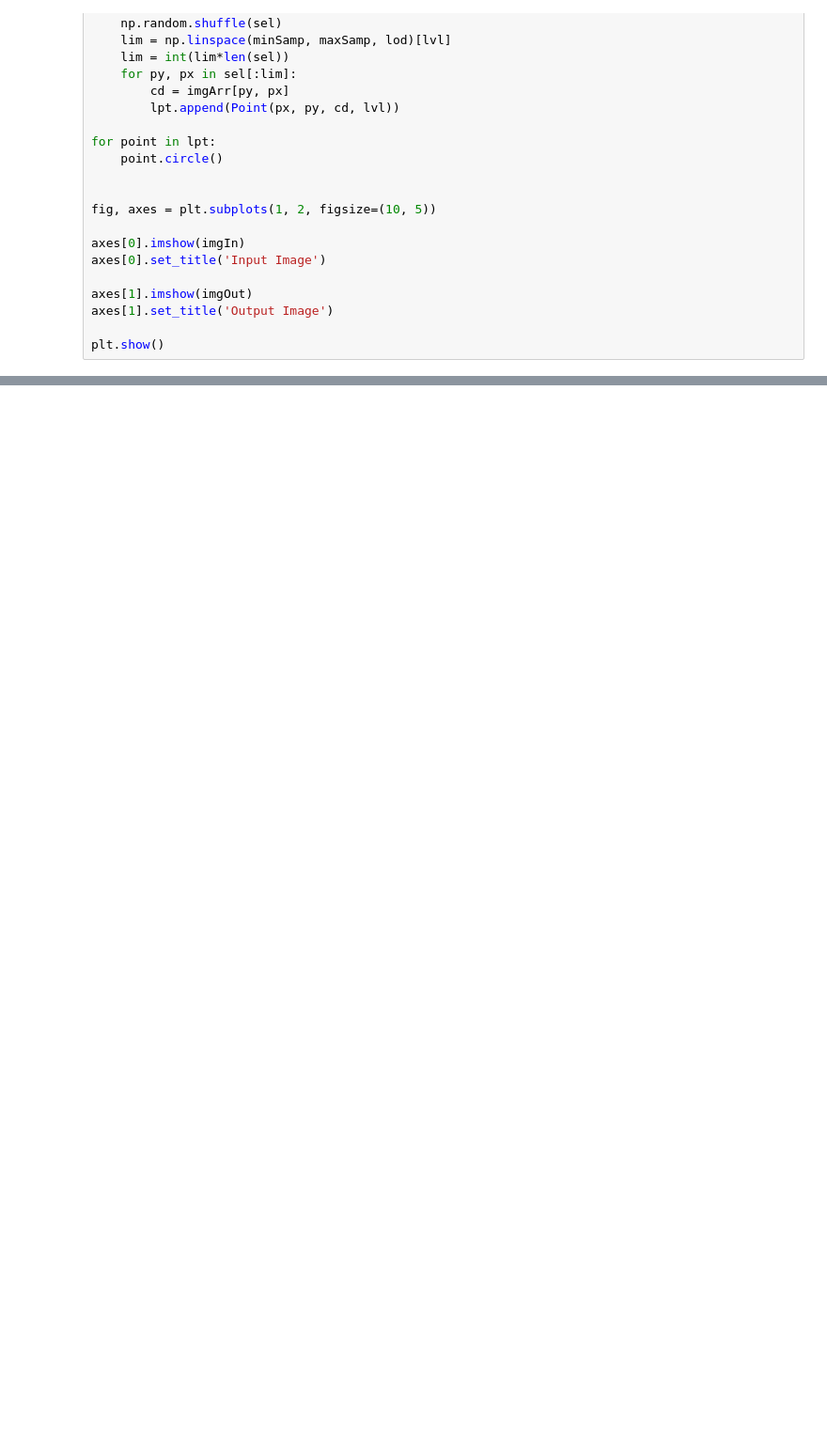
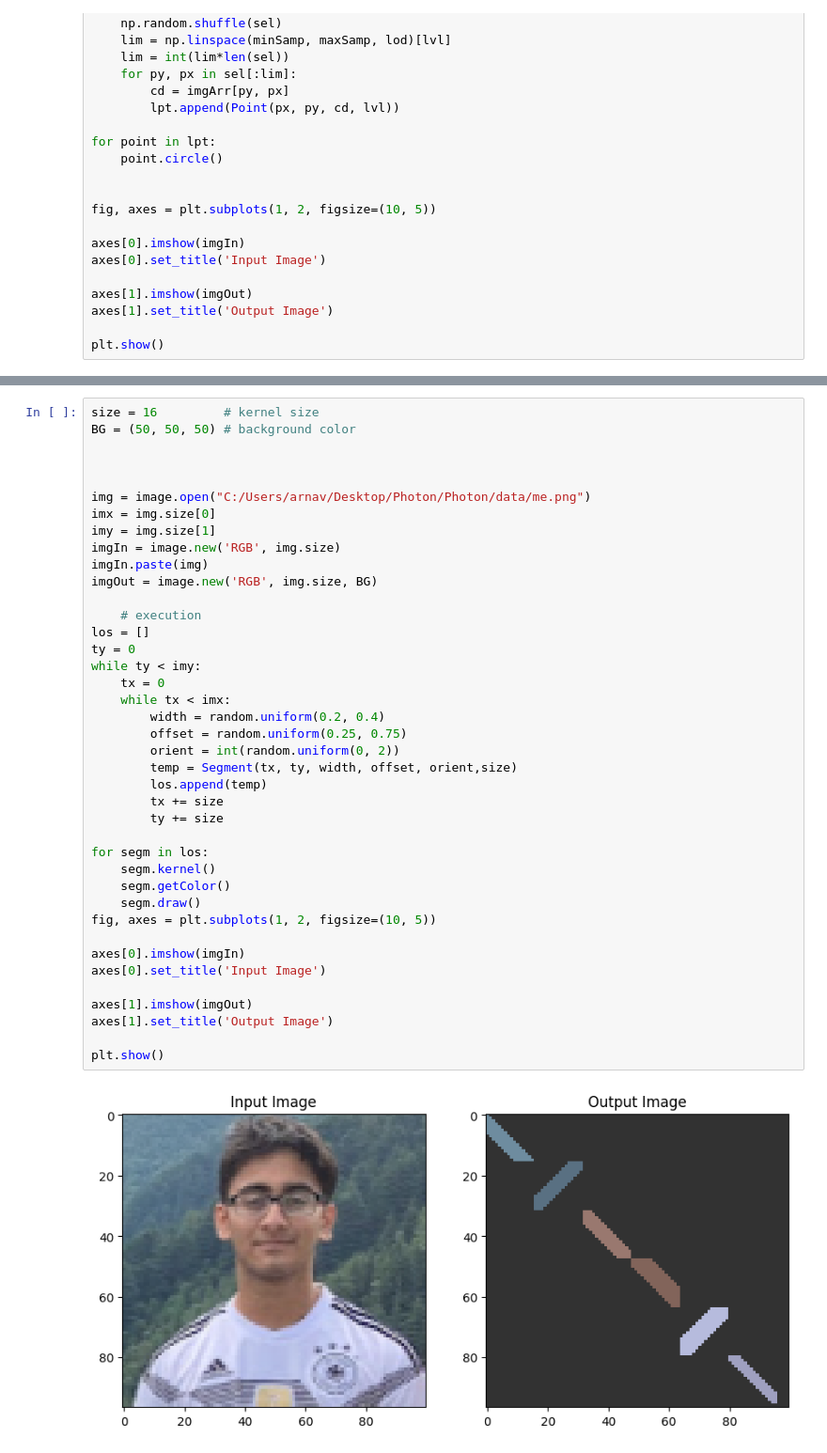
Before and after one commit to ArnavJyo/Photon, a Jupyter notebook: distance_metric.ipynb, the cells around one changed output, grey strips where cells are left out. Shown at 94% size. Saved outputs shown, nothing was run; the diff lists cells and outputs as text; blank space fills up the shorter version.

```diff
--- a/distance_metric.ipynb
+++ b/distance_metric.ipynb
@@ -643,0 +703,42 @@ plt.show()
+# %%
+size = 16         # kernel size
+BG = (50, 50, 50) # background color
+
+
+
+img = image.open("C:/Users/arnav/Desktop/Photon/Photon/data/me.png")
+imx = img.size[0]
+imy = img.size[1]
+imgIn = image.new('RGB', img.size)
+imgIn.paste(img)
+imgOut = image.new('RGB', img.size, BG)
+
+    # execution
+los = []
+ty = 0
+while ty < imy:
+    tx = 0
+    while tx < imx:
+        width = random.uniform(0.2, 0.4)
+        offset = random.uniform(0.25, 0.75)
+        orient = int(random.uniform(0, 2))
+        temp = Segment(tx, ty, width, offset, orient,size)
+        los.append(temp)
+        tx += size
+        ty += size
+
+for segm in los:
+    segm.kernel()
+    segm.getColor()
+    segm.draw()
+fig, axes = plt.subplots(1, 2, figsize=(10, 5))
+
+axes[0].imshow(imgIn)
+axes[0].set_title('Input Image')
+
+axes[1].imshow(imgOut)
+axes[1].set_title('Output Image')
+
+plt.show()
+# %% [output]
+[figure, added]
```
Also changed, not shown: parts of 2 cells of this notebook, 3 other files.
